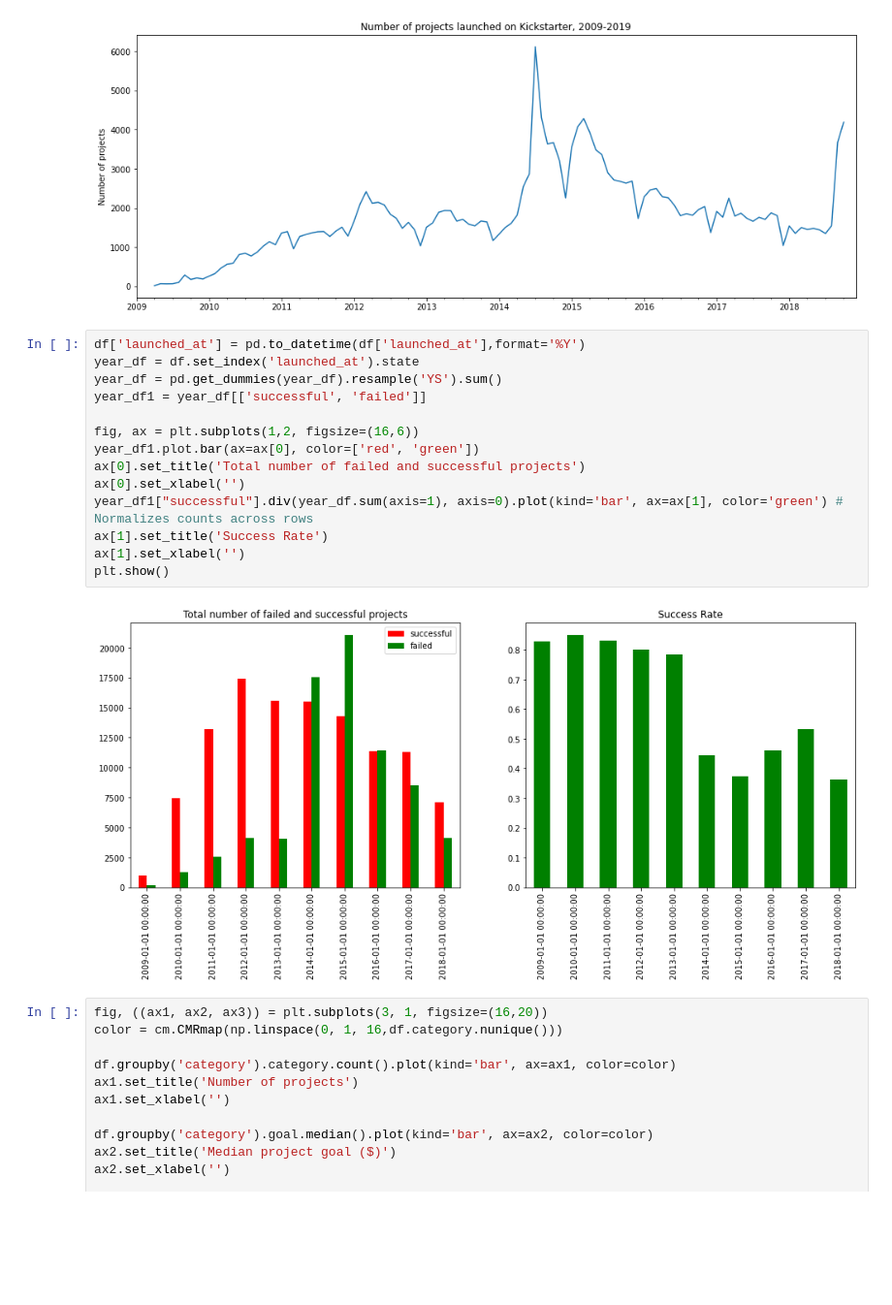
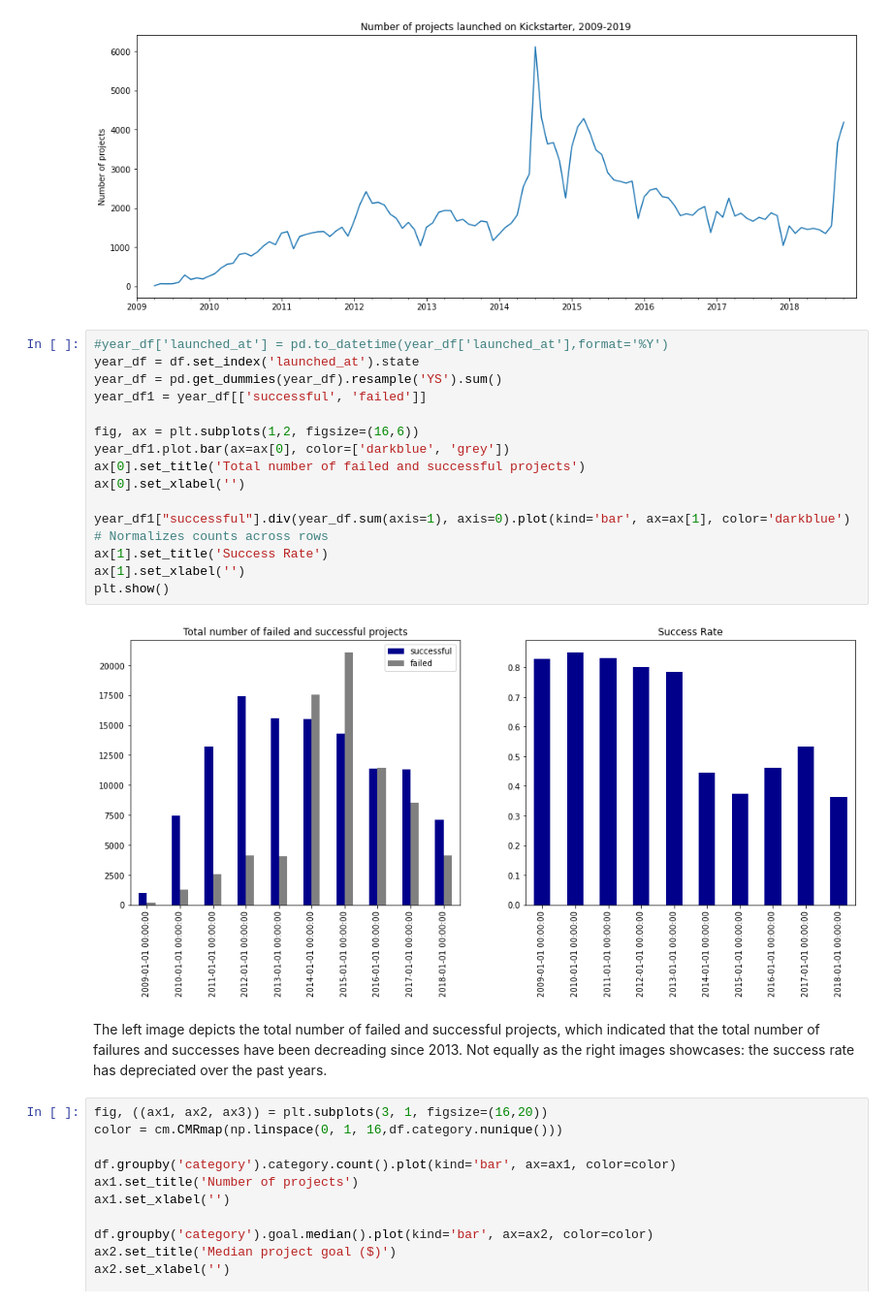
Before and after one commit to domitrut/ML_GROUP6, a Jupyter notebook: Group_6_ML.ipynb, the cells around one changed output. Shown: that part at 97% size. Saved outputs shown, nothing was run; the diff lists cells and outputs as text; blank space fills up the shorter version.

Commit message:
Update Domi After Feedback
Added one figure + explanations for the figures

```diff
--- a/Group_6_ML.ipynb
+++ b/Group_6_ML.ipynb
@@ -397,21 +395,24 @@ plt.show()
 # %% [output]
 [figure]
 # %%
-df['launched_at'] = pd.to_datetime(df['launched_at'],format='%Y')
+#year_df['launched_at'] = pd.to_datetime(year_df['launched_at'],format='%Y')
 year_df = df.set_index('launched_at').state
 year_df = pd.get_dummies(year_df).resample('YS').sum()
 year_df1 = year_df[['successful', 'failed']]
 
 fig, ax = plt.subplots(1,2, figsize=(16,6))
-year_df1.plot.bar(ax=ax[0], color=['red', 'green'])
+year_df1.plot.bar(ax=ax[0], color=['darkblue', 'grey'])
 ax[0].set_title('Total number of failed and successful projects')
 ax[0].set_xlabel('')
-year_df1["successful"].div(year_df.sum(axis=1), axis=0).plot(kind='bar', ax=ax[1], color='green') # Normalizes counts across rows
+
+year_df1["successful"].div(year_df.sum(axis=1), axis=0).plot(kind='bar', ax=ax[1], color='darkblue') # Normalizes counts across rows
 ax[1].set_title('Success Rate')
 ax[1].set_xlabel('')
 plt.show()
 # %% [output]
-[figure, old version]
+[figure, new version]
+# %% [markdown]
+The left image depicts the total number of failed and successful projects, which indicated that the total number of failures and successes have been decreading since 2013. Not equally as the right images showcases: the success rate has depreciated over the past years.
 # %%
 fig, ((ax1, ax2, ax3)) = plt.subplots(3, 1, figsize=(16,20))
 color = cm.CMRmap(np.linspace(0, 1, 16,df.category.nunique()))
```
Also changed, not shown: parts of 7 cells of this notebook.
